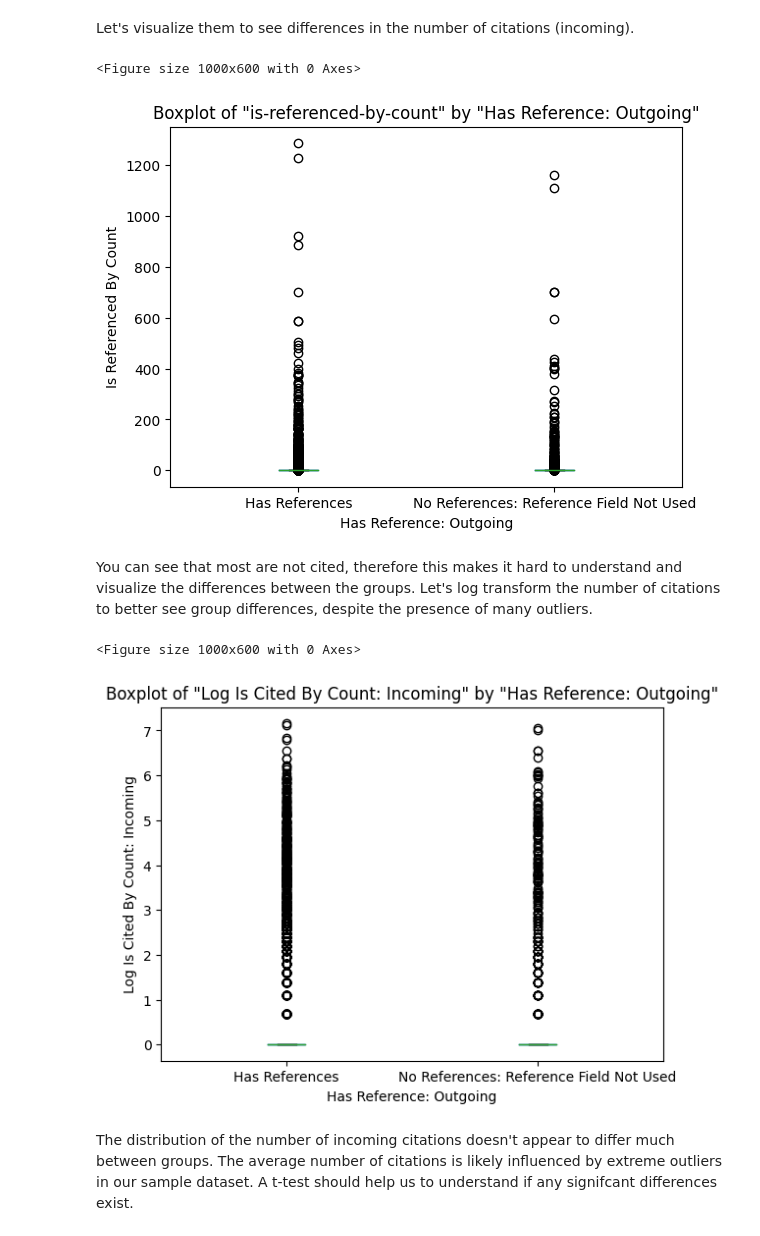
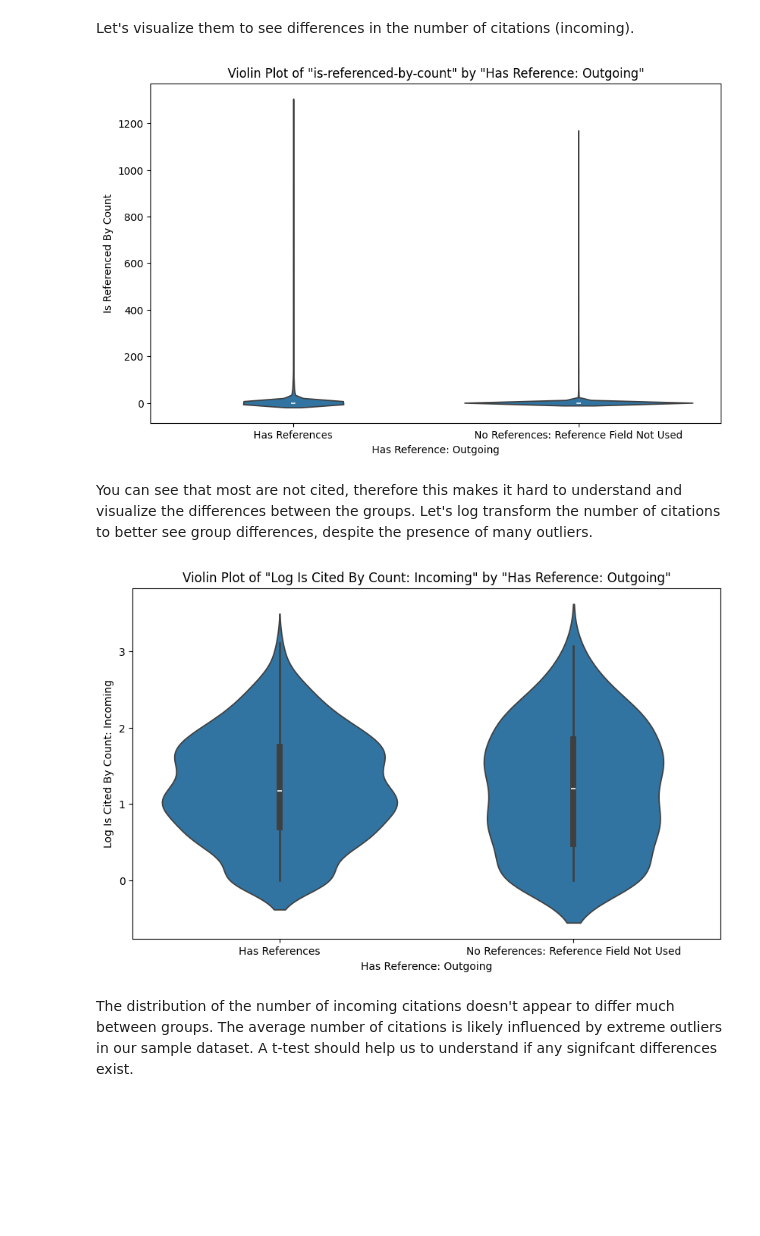
Before and after one commit to jocelynpender/crossref-analysis, a Jupyter notebook: analysis_story.ipynb, the cells around one changed output. Cells and saved outputs as stored; diff of their text form; code cells hidden in the pictures; blank space fills up the shorter version.

Commit message:
violin plots are better and fix log function

```diff
--- a/analysis_story.ipynb
+++ b/analysis_story.ipynb
@@ -8,5 +12,6 @@ df = pd.read_csv('/Users/jocelynpender/Documents/02 - AREAS/Career/2025 Update/C
 
 df['Has Reference: Outgoing'] = df['reference'].apply(lambda x: 'No References: Reference Field Not Used' if pd.isnull(x) else 'Has References')
 df['Is Cited: Incoming'] = df['is-referenced-by-count'].apply(lambda x: 'Never Cited: Incoming' if x == 0 else 'Is Cited: Incoming' if x > 0 else None)
-df['Log Is Cited By Count: Incoming'] = np.log1p(df['is-referenced-by-count'])
-df['Log Reference-Count'] = np.log1p(df['reference-count'])
+df['Log Is Cited By Count: Incoming'] = np.log10(df['is-referenced-by-count'])
+df['Log Reference-Count'] = np.log10(df['reference-count'])
+print(df)
@@ -126,31 +146,28 @@ No References: Reference Field Not Used             0.000000
 # %% [markdown]
 Let's visualize them to see differences in the number of citations (incoming).
 # %%
-# Create a boxplot
 plt.figure(figsize=(10, 6))
-df.boxplot(column='is-referenced-by-count', by='Has Reference: Outgoing', grid=False)
-plt.title('Boxplot of "is-referenced-by-count" by "Has Reference: Outgoing"')
-plt.suptitle('')  # Suppress the default title to avoid overlap
+sns.violinplot(x='Has Reference: Outgoing', y='is-referenced-by-count', data=df)
+plt.title('Violin Plot of "is-referenced-by-count" by "Has Reference: Outgoing"')
 plt.xlabel('Has Reference: Outgoing')
 plt.ylabel('Is Referenced By Count')
 plt.show()
 # %% [output]
-<Figure size 1000x600 with 0 Axes>
-[figure, old version]
+[figure, new version]
 # %% [markdown]
 You can see that most are not cited, therefore this makes it hard to understand and visualize the differences between the groups. Let's log transform the number of citations to better see group differences, despite the presence of many outliers.
 # %%
-# Create a boxplot
+
+
+# Create a violin plot
 plt.figure(figsize=(10, 6))
-df.boxplot(column='Log Is Cited By Count: Incoming', by='Has Reference: Outgoing', grid=False)
-plt.title('Boxplot of "Log Is Cited By Count: Incoming" by "Has Reference: Outgoing"')
-plt.suptitle('')  # Suppress the default title to avoid overlap
+sns.violinplot(x='Has Reference: Outgoing', y='Log Is Cited By Count: Incoming', data=df)
+plt.title('Violin Plot of "Log Is Cited By Count: Incoming" by "Has Reference: Outgoing"')
 plt.xlabel('Has Reference: Outgoing')
 plt.ylabel('Log Is Cited By Count: Incoming')
 plt.show()
 # %% [output]
-<Figure size 1000x600 with 0 Axes>
-[figure, old version]
+[figure, new version]
 # %% [markdown]
 The distribution of the number of incoming citations doesn't appear to differ much between groups. The average number of citations is likely influenced by extreme outliers in our sample dataset.
 A t-test should help us to understand if any signifcant differences exist.
```
Also changed, not shown: parts of 3 cells of this notebook.
